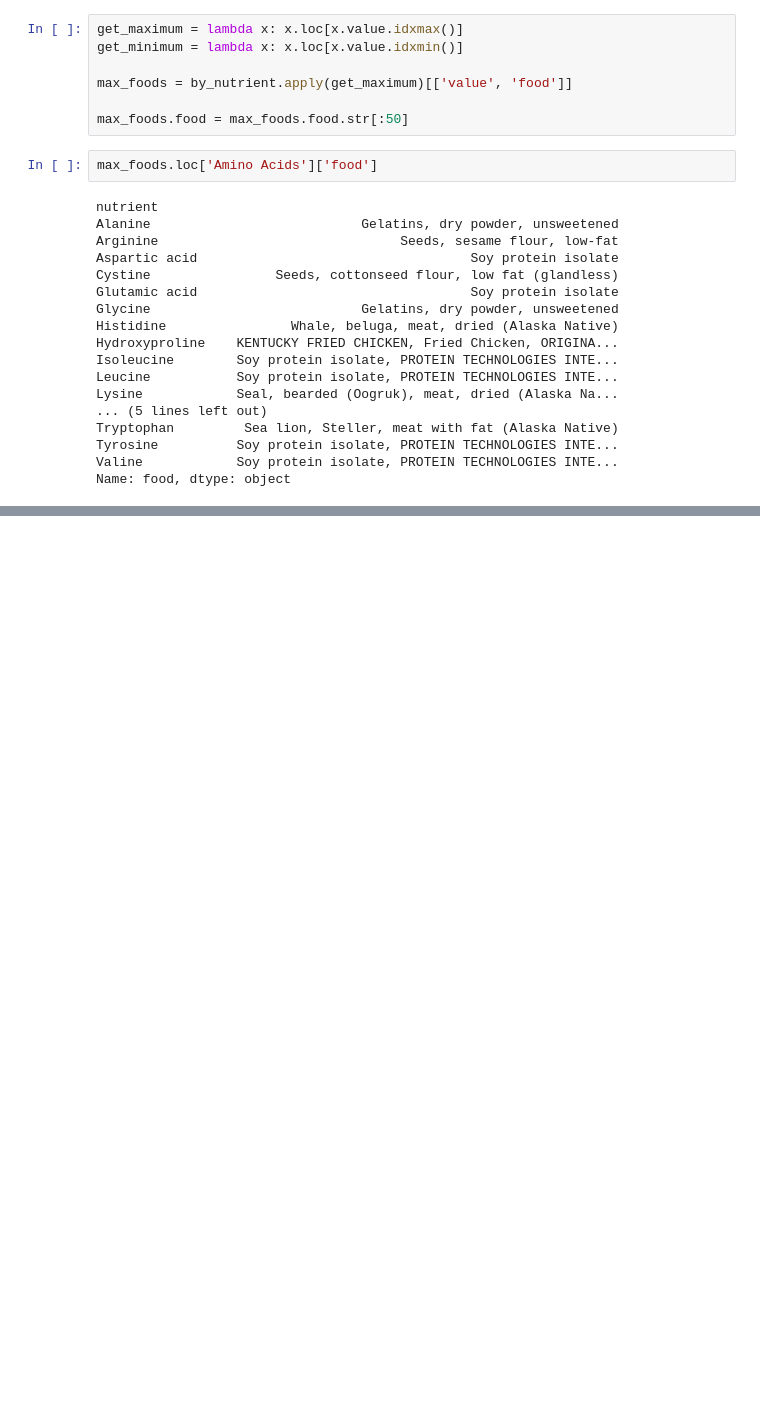
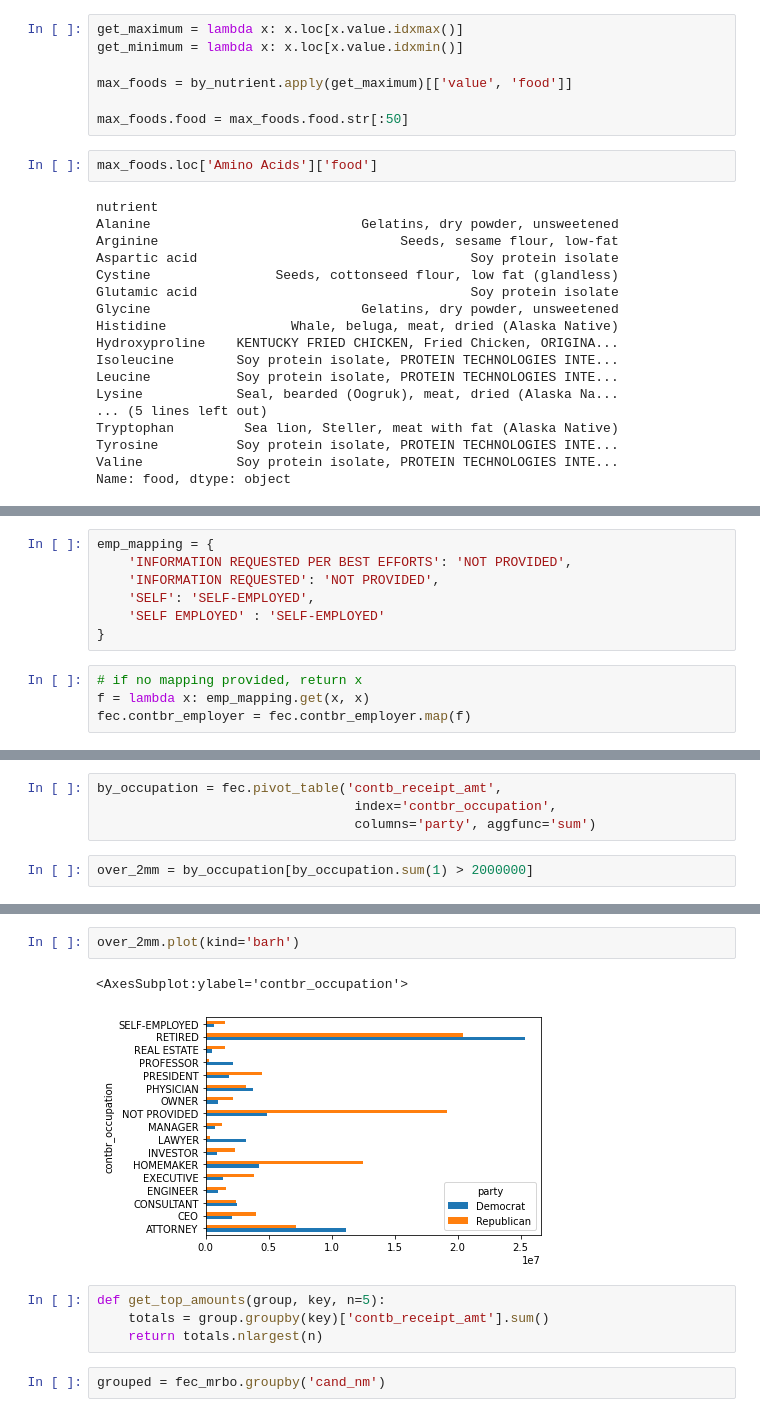
Before and after one commit to harryyang1982/python_for_data_analysis, a Jupyter notebook: chapter14.ipynb, the cells around one changed output, grey strips where cells are left out. Cells and saved outputs as stored; diff of their text form; blank space fills up the shorter version.

```diff
--- a/chapter14.ipynb
+++ b/chapter14.ipynb
@@ -1333,0 +1513,11 @@ Name: food, dtype: object
+# %%
+emp_mapping = {
+    'INFORMATION REQUESTED PER BEST EFFORTS': 'NOT PROVIDED',
+    'INFORMATION REQUESTED': 'NOT PROVIDED',
+    'SELF': 'SELF-EMPLOYED',
+    'SELF EMPLOYED' : 'SELF-EMPLOYED'
+}
+# %%
+# if no mapping provided, return x
+f = lambda x: emp_mapping.get(x, x)
+fec.contbr_employer = fec.contbr_employer.map(f)
@@ -1333,0 +1530,6 @@ Name: food, dtype: object
+# %%
+by_occupation = fec.pivot_table('contb_receipt_amt',
+                                 index='contbr_occupation',
+                                 columns='party', aggfunc='sum')
+# %%
+over_2mm = by_occupation[by_occupation.sum(1) > 2000000]
@@ -1333,0 +1591,11 @@ Name: food, dtype: object
+# %%
+over_2mm.plot(kind='barh')
+# %% [output]
+<AxesSubplot:ylabel='contbr_occupation'>
+[figure, added]
+# %%
+def get_top_amounts(group, key, n=5):
+    totals = group.groupby(key)['contb_receipt_amt'].sum()
+    return totals.nlargest(n)
+# %%
+grouped = fec_mrbo.groupby('cand_nm')
```
Also changed, not shown: parts of 47 cells of this notebook.
